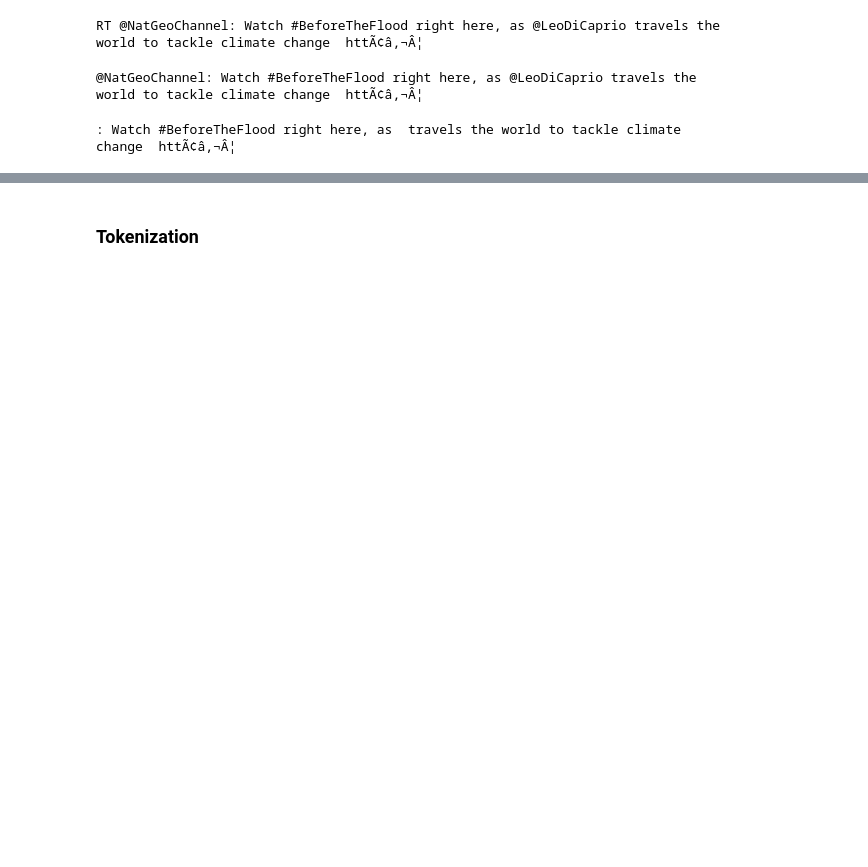
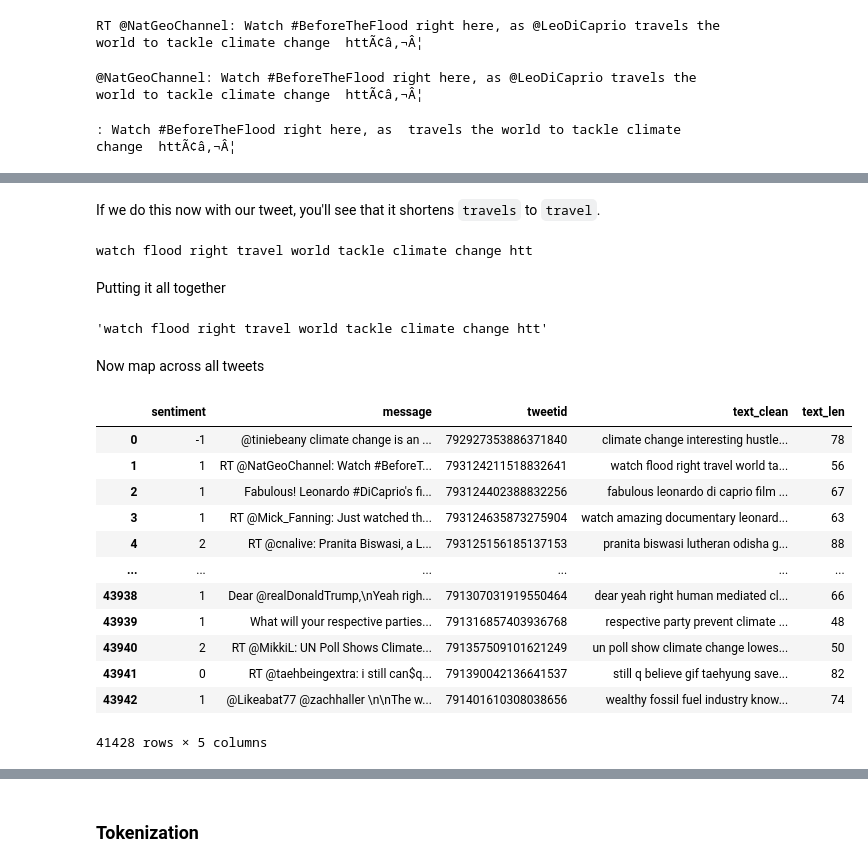
Before and after one commit to simonbrewer/MAGIC_AI_Workshop, a Jupyter notebook: Lab03_NLP/MAGIC_03_NLP.ipynb, the cells around one changed output, grey strips where cells are left out. Saved outputs shown, nothing was run; the diff lists cells and outputs as text; code cells hidden in the pictures; blank space fills up the shorter version.

```diff
--- a/Lab03_NLP/MAGIC_03_NLP.ipynb
+++ b/Lab03_NLP/MAGIC_03_NLP.ipynb
@@ -62,0 +142,35 @@ print(tweet)
+# %% [markdown]
+If we do this now with our tweet, you'll see that it shortens `travels` to `travel`.
+# %%
+tweet = text_utils.lemmatize(tweet)
+print(tweet)
+# %% [output]
+watch flood right travel world tackle climate change htt
+# %% [markdown]
+Putting it all together
+# %%
+text_utils.text_clean(dat.message[1])
+# %% [output]
+'watch flood right travel world tackle climate change htt'
+# %% [markdown]
+Now map across all tweets
+# %%
+dat['text_clean'] = dat['message'].map(text_utils.text_clean)
+dat['text_len'] = dat['text_clean'].map(text_utils.text_len)
+dat = dat[dat['text_len'] > 32]
+
+display(dat)
+# %% [output]
+|  | sentiment | message | tweetid | text_clean | text_len |
+| 0 | -1 | @tiniebeany climate change is an ... | 792927353886371840 | climate change interesting hustle... | 78 |
+| 1 | 1 | RT @NatGeoChannel: Watch #BeforeT... | 793124211518832641 | watch flood right travel world ta... | 56 |
+| 2 | 1 | Fabulous! Leonardo #DiCaprio's fi... | 793124402388832256 | fabulous leonardo di caprio film ... | 67 |
+| 3 | 1 | RT @Mick_Fanning: Just watched th... | 793124635873275904 | watch amazing documentary leonard... | 63 |
+| 4 | 2 | RT @cnalive: Pranita Biswasi, a L... | 793125156185137153 | pranita biswasi lutheran odisha g... | 88 |
+| ... | ... | ... | ... | ... | ... |
+| 43938 | 1 | Dear @realDonaldTrump,\nYeah righ... | 791307031919550464 | dear yeah right human mediated cl... | 66 |
+| 43939 | 1 | What will your respective parties... | 791316857403936768 | respective party prevent climate ... | 48 |
+| 43940 | 2 | RT @MikkiL: UN Poll Shows Climate... | 791357509101621249 | un poll show climate change lowes... | 50 |
+| 43941 | 0 | RT @taehbeingextra: i still can$q... | 791390042136641537 | still q believe gif taehyung save... | 82 |
+| 43942 | 1 | @Likeabat77 @zachhaller \n\nThe w... | 791401610308038656 | wealthy fossil fuel industry know... | 74 |
+41428 rows × 5 columns
```
Also changed, not shown: parts of 49 cells of this notebook, 1 other file.
